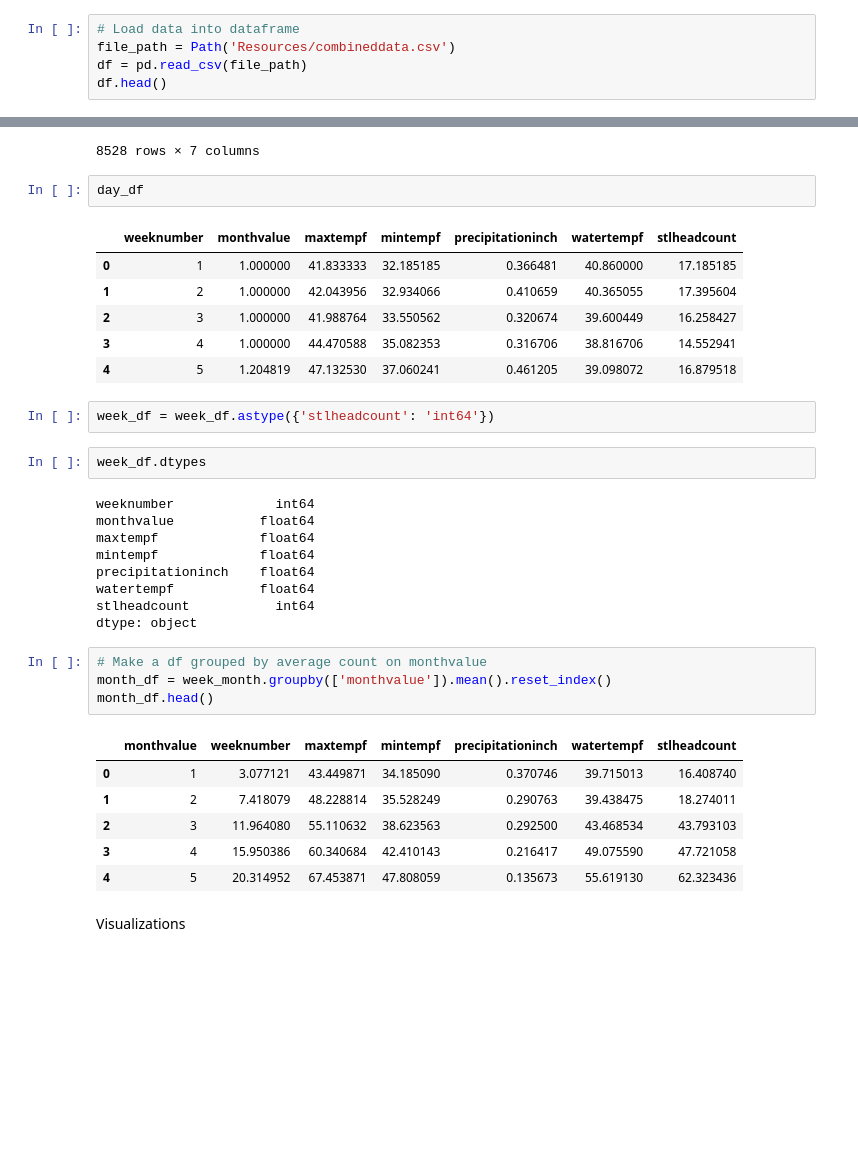
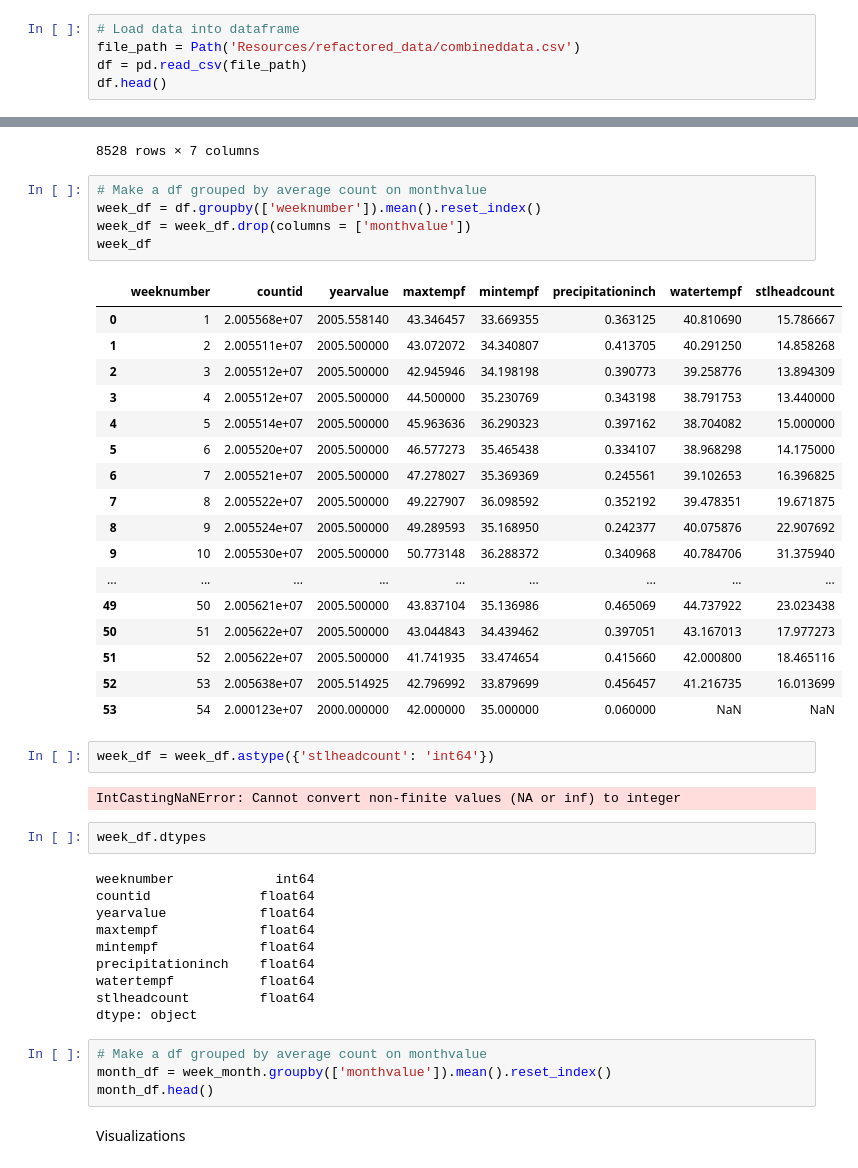
Before and after one commit to mthalken/fish_count, a Jupyter notebook: fish_ml_practice.ipynb, the cells around one changed output, grey strips where cells are left out. Drawn from its saved outputs; the diff is of its cells as text; blank space fills up the shorter version.

```diff
--- a/fish_ml_practice.ipynb
+++ b/fish_ml_practice.ipynb
@@ -6,7 +6,7 @@ from collections import Counter
 import matplotlib.pyplot as plt
 # %%
 # Load data into dataframe
-file_path = Path('Resources/combineddata.csv')
+file_path = Path('Resources/refactored_data/combineddata.csv')
 df = pd.read_csv(file_path)
 df.head()
 # %% [output]
@@ -53,38 +53,48 @@ week_month
 | 11587 | 39 | 9 | 80.0 | 53.0 | 0.00 | 66.20 | 1049.0 |
 8528 rows × 7 columns
 # %%
-day_df
+# Make a df grouped by average count on monthvalue
+week_df = df.groupby(['weeknumber']).mean().reset_index()
+week_df = week_df.drop(columns = ['monthvalue'])
+week_df
 # %% [output]
-|  | weeknumber | monthvalue | maxtempf | mintempf | precipitationinch | watertempf | stlheadcount |
-| 0 | 1 | 1.000000 | 41.833333 | 32.185185 | 0.366481 | 40.860000 | 17.185185 |
-| 1 | 2 | 1.000000 | 42.043956 | 32.934066 | 0.410659 | 40.365055 | 17.395604 |
-| 2 | 3 | 1.000000 | 41.988764 | 33.550562 | 0.320674 | 39.600449 | 16.258427 |
-| 3 | 4 | 1.000000 | 44.470588 | 35.082353 | 0.316706 | 38.816706 | 14.552941 |
-| 4 | 5 | 1.204819 | 47.132530 | 37.060241 | 0.461205 | 39.098072 | 16.879518 |
+|  | weeknumber | countid | yearvalue | maxtempf | mintempf | precipitationinch | watertempf | stlheadcount |
+| 0 | 1 | 2.005568e+07 | 2005.558140 | 43.346457 | 33.669355 | 0.363125 | 40.810690 | 15.786667 |
+| 1 | 2 | 2.005511e+07 | 2005.500000 | 43.072072 | 34.340807 | 0.413705 | 40.291250 | 14.858268 |
+| 2 | 3 | 2.005512e+07 | 2005.500000 | 42.945946 | 34.198198 | 0.390773 | 39.258776 | 13.894309 |
+| 3 | 4 | 2.005512e+07 | 2005.500000 | 44.500000 | 35.230769 | 0.343198 | 38.791753 | 13.440000 |
+| 4 | 5 | 2.005514e+07 | 2005.500000 | 45.963636 | 36.290323 | 0.397162 | 38.704082 | 15.000000 |
+| 5 | 6 | 2.005520e+07 | 2005.500000 | 46.577273 | 35.465438 | 0.334107 | 38.968298 | 14.175000 |
+| 6 | 7 | 2.005521e+07 | 2005.500000 | 47.278027 | 35.369369 | 0.245561 | 39.102653 | 16.396825 |
+| 7 | 8 | 2.005522e+07 | 2005.500000 | 49.227907 | 36.098592 | 0.352192 | 39.478351 | 19.671875 |
+| 8 | 9 | 2.005524e+07 | 2005.500000 | 49.289593 | 35.168950 | 0.242377 | 40.075876 | 22.907692 |
+| 9 | 10 | 2.005530e+07 | 2005.500000 | 50.773148 | 36.288372 | 0.340968 | 40.784706 | 31.375940 |
+| ... | ... | ... | ... | ... | ... | ... | ... | ... |
+| 49 | 50 | 2.005621e+07 | 2005.500000 | 43.837104 | 35.136986 | 0.465069 | 44.737922 | 23.023438 |
+| 50 | 51 | 2.005622e+07 | 2005.500000 | 43.044843 | 34.439462 | 0.397051 | 43.167013 | 17.977273 |
+| 51 | 52 | 2.005622e+07 | 2005.500000 | 41.741935 | 33.474654 | 0.415660 | 42.000800 | 18.465116 |
+| 52 | 53 | 2.005638e+07 | 2005.514925 | 42.796992 | 33.879699 | 0.456457 | 41.216735 | 16.013699 |
+| 53 | 54 | 2.000123e+07 | 2000.000000 | 42.000000 | 35.000000 | 0.060000 | NaN | NaN |
 # %%
 week_df = week_df.astype({'stlheadcount': 'int64'})
+# %% [output]
+IntCastingNaNError: Cannot convert non-finite values (NA or inf) to integer
 # %%
 week_df.dtypes
 # %% [output]
 weeknumber             int64
-monthvalue           float64
+countid              float64
+yearvalue            float64
 maxtempf             float64
 mintempf             float64
 precipitationinch    float64
 watertempf           float64
-stlheadcount           int64
+stlheadcount         float64
 dtype: object
 # %%
 # Make a df grouped by average count on monthvalue
 month_df = week_month.groupby(['monthvalue']).mean().reset_index()
 month_df.head()
-# %% [output]
-|  | monthvalue | weeknumber | maxtempf | mintempf | precipitationinch | watertempf | stlheadcount |
-| 0 | 1 | 3.077121 | 43.449871 | 34.185090 | 0.370746 | 39.715013 | 16.408740 |
-| 1 | 2 | 7.418079 | 48.228814 | 35.528249 | 0.290763 | 39.438475 | 18.274011 |
-| 2 | 3 | 11.964080 | 55.110632 | 38.623563 | 0.292500 | 43.468534 | 43.793103 |
-| 3 | 4 | 15.950386 | 60.340684 | 42.410143 | 0.216417 | 49.075590 | 47.721058 |
-| 4 | 5 | 20.314952 | 67.453871 | 47.808059 | 0.135673 | 55.619130 | 62.323436 |
 # %% [markdown]
 Visualizations
 # %%
```
Also changed, not shown: parts of 23 cells of this notebook, 4 other files.
